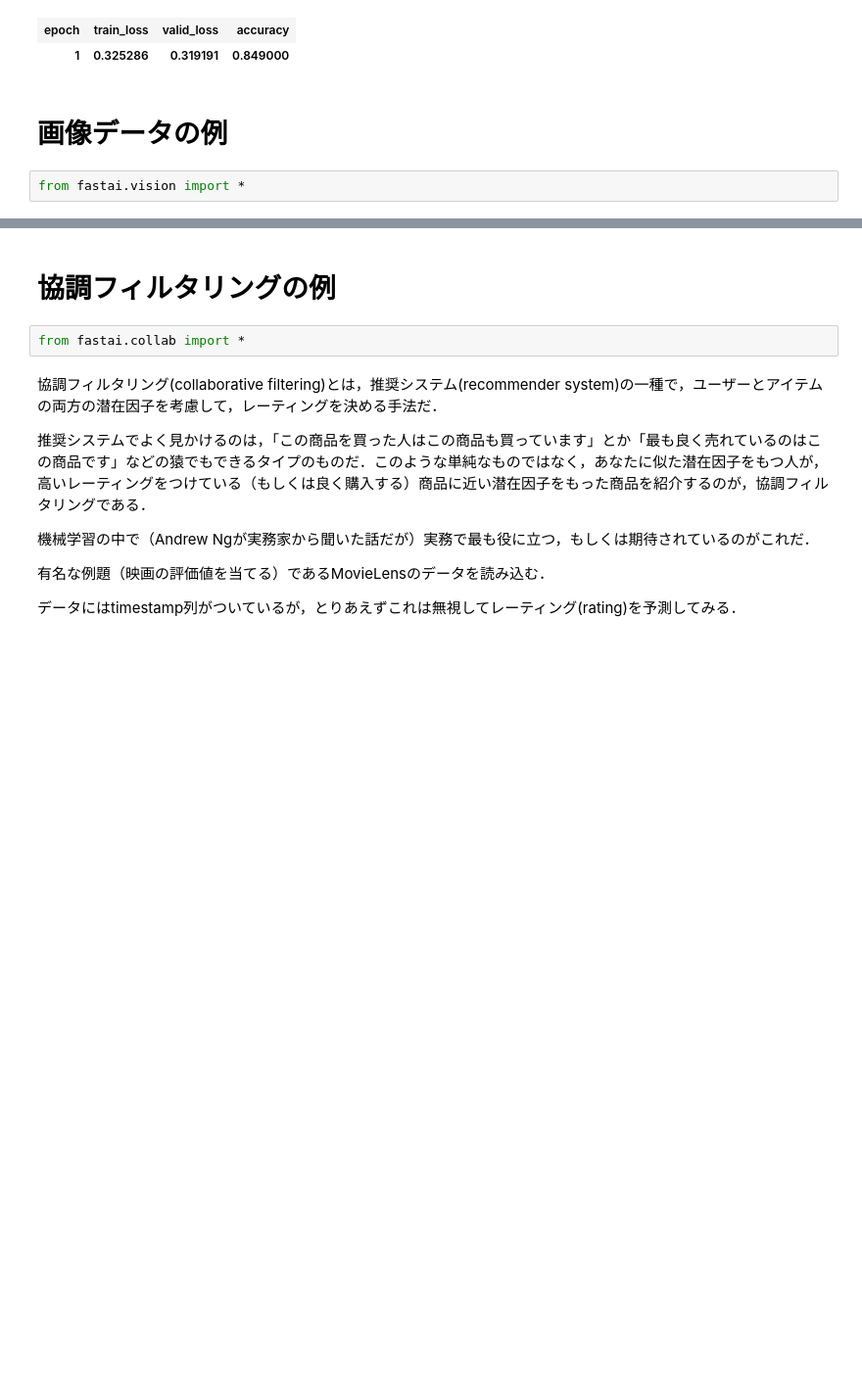
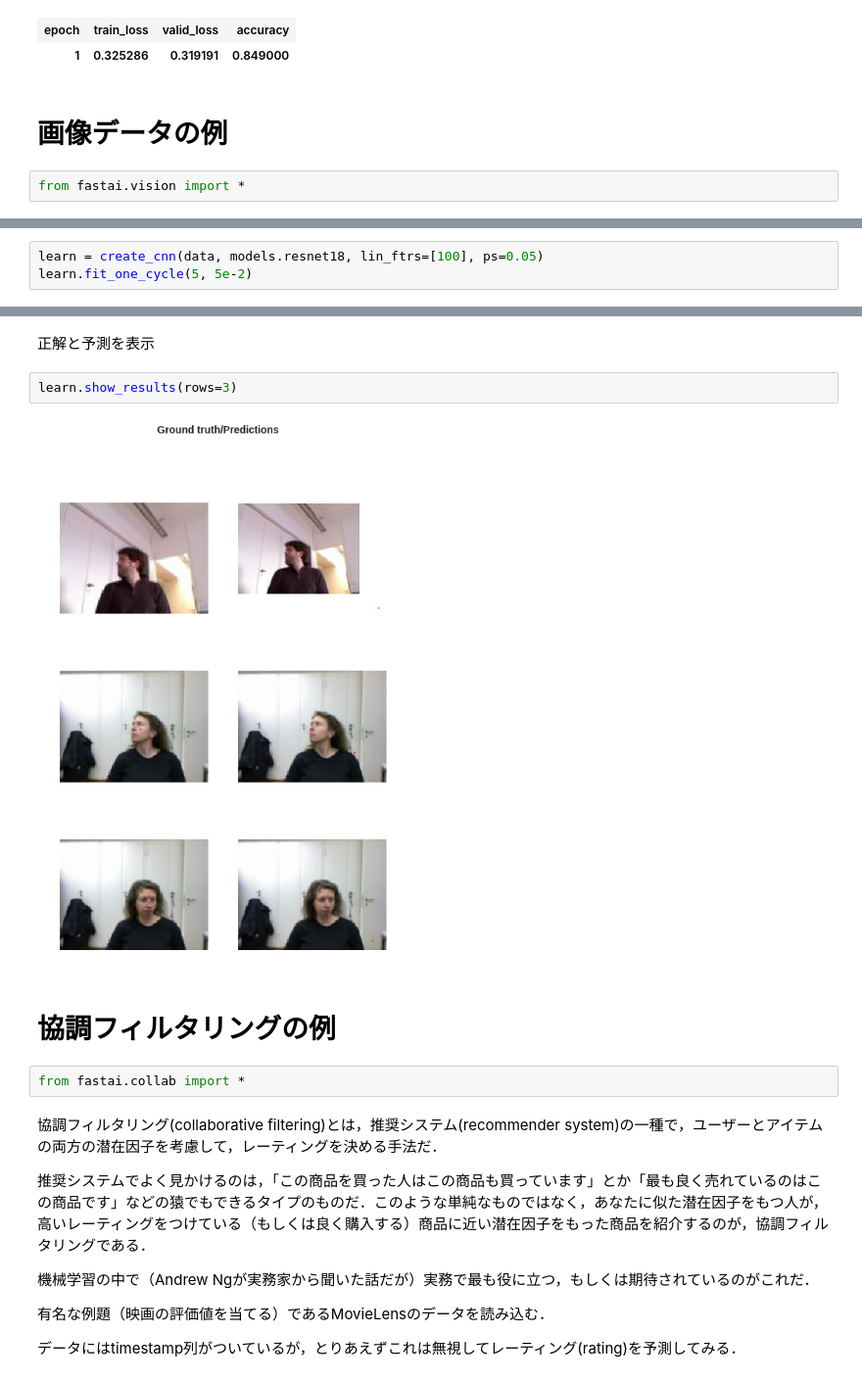
Before and after one commit to mickeykubo/dash, a Jupyter notebook: fastai_training.ipynb, the cells around one changed output, grey strips where cells are left out. Shown at 98% size. Saved outputs shown, nothing was run; the diff lists cells and outputs as text; blank space fills up the shorter version.

```diff
--- a/fastai_training.ipynb
+++ b/fastai_training.ipynb
@@ -410,0 +456,3 @@ Total time: 00:49
+# %%
+learn = create_cnn(data, models.resnet18, lin_ftrs=[100], ps=0.05)
+learn.fit_one_cycle(5, 5e-2)
@@ -411,3 +467,9 @@ Total time: 00:49
+# %% [markdown]
+正解と予測を表示
+# %%
+learn.show_results(rows=3)
+# %% [output]
+[figure, added]
 # %% [markdown]
 # 協調フィルタリングの例
 # %%
```
Also changed, not shown: parts of 18 cells of this notebook.
